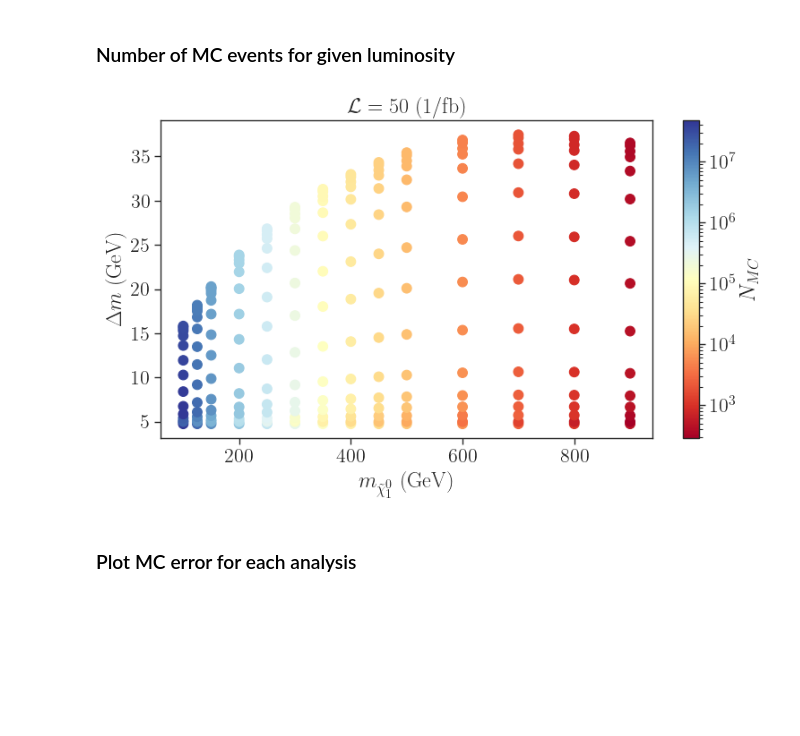
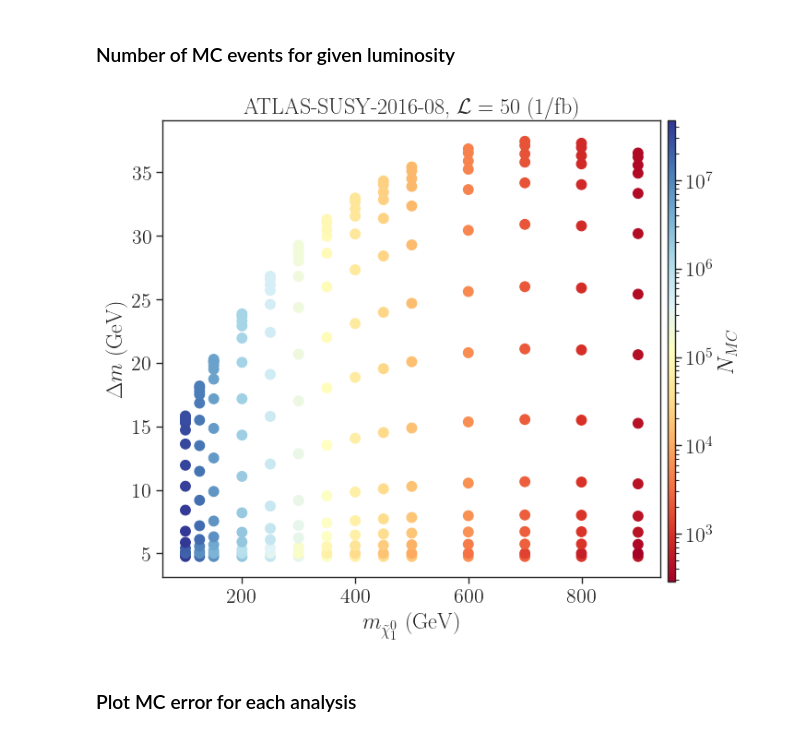
Before and after one commit to andlessa/LLP-CDFO, a Jupyter notebook: plotting/checkMCstats_ATLAS.ipynb, the cells around one changed output. Cells and saved outputs as stored; diff of their text form; code cells hidden in the pictures; blank space fills up the shorter version.

```diff
--- a/plotting/checkMCstats_ATLAS.ipynb
+++ b/plotting/checkMCstats_ATLAS.ipynb
@@ -28,7 +28,8 @@ cm = plt.colormaps['RdYlBu']
 # %% [markdown]
 ### Load Recast Data
 # %%
-files = {'ATLAS-SUSY-2018-13' :'../results_dataFrames/pp2BB1j_2018_13_New.pcl',
+files = {
+        # 'ATLAS-SUSY-2018-13' :'../results_dataFrames/pp2BB1j_2018_13_New.pcl',
          'ATLAS-SUSY-2016-08' :'../results_dataFrames/pp2BB1j_2016_08_New.pcl'}
 
 recastDataDict = {label : pd.read_pickle(f) for label,f in files.items()}
@@ -48,7 +49,9 @@ for label,df in recastDataDict.items():
 # %% [markdown]
 ### Plot luminosity for each sample
 # %%
-fig,axarr = plt.subplots(nrows=1,ncols=len(recastDataDict),figsize=(15,5))
+fig,axarr = plt.subplots(nrows=1,ncols=len(recastDataDict),figsize=(8*len(recastDataDict),5))
+if not isinstance(axarr,np.ndarray):
+    axarr = [axarr]
 
 for iplot,label in enumerate(recastDataDict):
     ax = axarr[iplot]
@@ -59,7 +62,7 @@ for iplot,label in enumerate(recastDataDict):
     xsec = recastData['Total xsec (pb)']
     lumi = mcEvents/(1e3*xsec)
     recastData['Eff lumi'] = lumi
-    p = ax.scatter(x=x,y=y,vmin=0.0,vmax=200.0,
+    p = ax.scatter(x=x,y=y,vmin=0.0,vmax=50.0,
             c=lumi,cmap=cm,s=60)
 
     rValues = recastData['robs']*recastData['kfactor']
@@ -87,26 +90,31 @@ plt.show()
 ### Number of MC events for given luminosity
 # %%
 lumi = 50.0
-fig = plt.figure(figsize=(8,5))
+fig,axarr = plt.subplots(nrows=1,ncols=len(recastDataDict),figsize=(8*len(recastDataDict),5))
+if not isinstance(axarr,np.ndarray):
+    axarr = [axarr]
 
-recastData = recastDataDict['ATLAS-SUSY-2016-08']
-recastData = recastDataDict[label]
-y = recastData[msb]-recastData[mn1]
-x = recastData[mn1]
-xsec = recastData['Total xsec (pb)']
-mcEvents = xsec*lumi*1e3
-p = plt.scatter(x=x,y=y,
-        c=mcEvents,cmap=cm,s=60,norm=LogNorm())
+for iplot,label in enumerate(recastDataDict):
+    ax = axarr[iplot]
+    recastData = recastDataDict[label]
+    y = recastData[msb]-recastData[mn1]
+    x = recastData[mn1]
+    xsec = recastData['Total xsec (pb)']
+    mcEvents = xsec*lumi*1e3
+    p = ax.scatter(x=x,y=y,
+            c=mcEvents,cmap=cm,s=60,norm=LogNorm())
 
-plt.xlabel(r'$m_{\tilde \chi_1^0}$ (GeV)')
-plt.ylabel(r'$\Delta m$ (GeV)')
-plt.title(r'$\mathcal{L} = %1.0f$ (1/fb)' %lumi)
-plt.colorbar(label=r'$N_{MC}$')
+    ax.set_xlabel(r'$m_{\tilde \chi_1^0}$ (GeV)')
+    ax.set_ylabel(r'$\Delta m$ (GeV)')
+    ax.set_title(r'%s, $\mathcal{L} = %1.0f$ (1/fb)' %(label,lumi))
 
-plt.tight_layout()
+fig.subplots_adjust(right=0.8,top=1.1)
+cbar_ax = fig.add_axes([0.81, 0.1, 0.01, 1.0])
+fig.colorbar(p,label=r'$N_{MC}$',cax=cbar_ax)
+# plt.tight_layout()
 plt.show()
 # %% [output]
-[figure, old version]
+[figure, new version]
 # %% [markdown]
 ### Plot MC error for each analysis
 # %%
```
Also changed, not shown: parts of 14 cells of this notebook, 9 other files.
